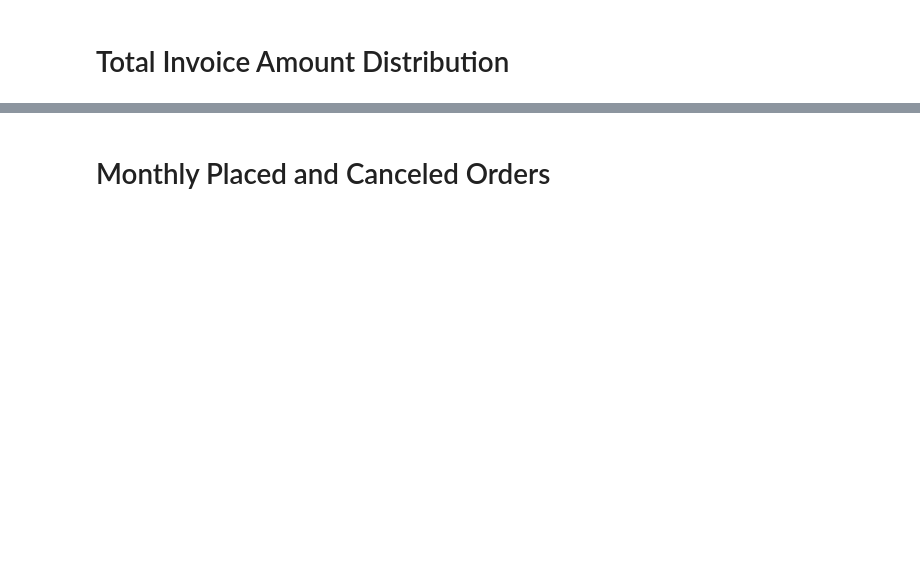
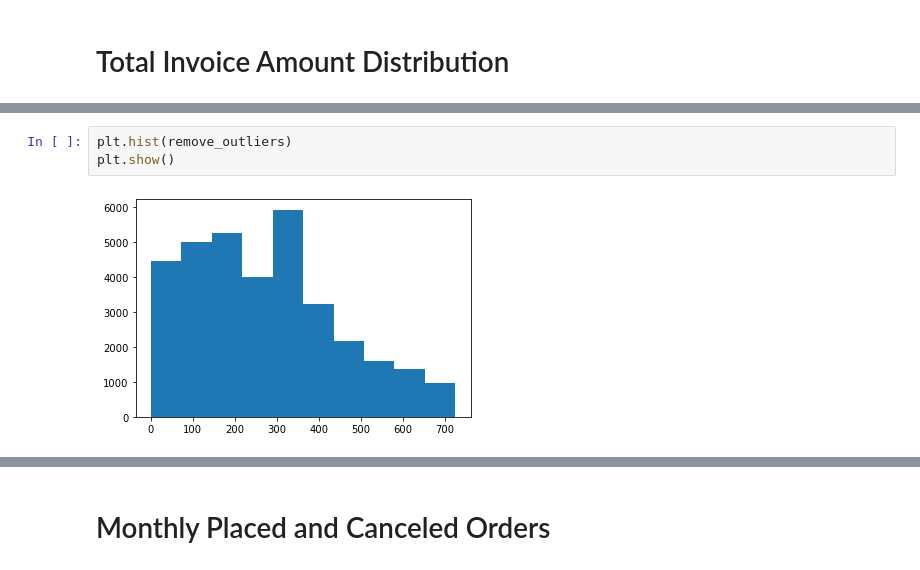
Before and after one commit to jarviscanada/jarvis_data_eng_NaimSyed, a Jupyter notebook: python_data_analytics/python_data_wrangling/retail_data_analytics_wrangling.ipynb, the cells around one changed output, grey strips where cells are left out. Drawn from its saved outputs; the diff is of its cells as text; blank space fills up the shorter version.

```diff
--- a/python_data_analytics/python_data_wrangling/retail_data_analytics_wrangling.ipynb
+++ b/python_data_analytics/python_data_wrangling/retail_data_analytics_wrangling.ipynb
@@ -175,0 +233,5 @@ retail_df.astype({""})
+# %%
+plt.hist(remove_outliers)
+plt.show()
+# %% [output]
+[figure, added]
```
Also changed, not shown: parts of 65 cells of this notebook, 3 other files.
